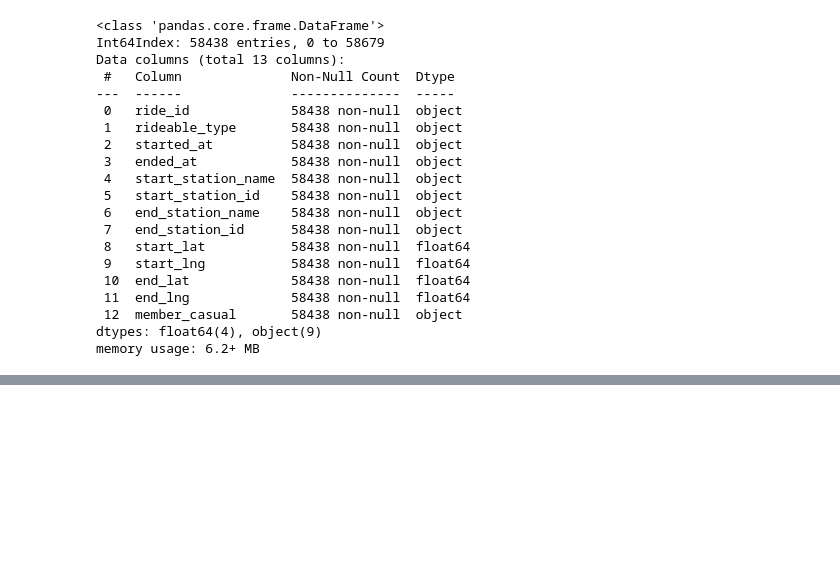
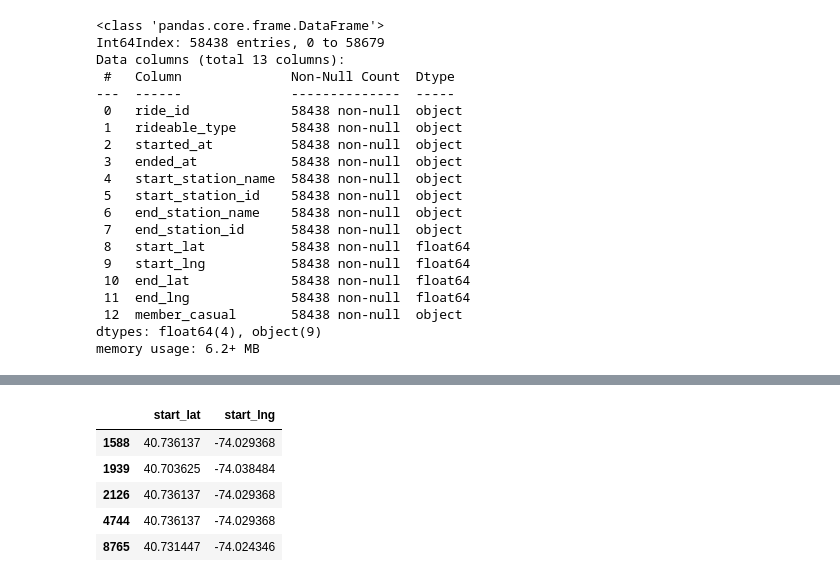
Before and after one commit to fannysigouin/tableau-citibike-challenge, a Jupyter notebook: Tableau Challenge EDA.ipynb, the cells around one changed output, grey strips where cells are left out. Cells and saved outputs as stored; diff of their text form; code cells hidden in the pictures; blank space fills up the shorter version.

```diff
--- a/Tableau Challenge EDA.ipynb
+++ b/Tableau Challenge EDA.ipynb
@@ -215,0 +227,11 @@ final_cleaned_df.to_csv('Resources/final_citibike_data.csv')
+# %%
+#Store only the start lat/lng columns in a new dataframe
+unique_start_lat_lng = unique_start_lat_lng_df[['start_lat', 'start_lng']]
+unique_start_lat_lng.head()
+# %% [output]
+|  | start_lat | start_lng |
+| 1588 | 40.736137 | -74.029368 |
+| 1939 | 40.703625 | -74.038484 |
+| 2126 | 40.736137 | -74.029368 |
+| 4744 | 40.736137 | -74.029368 |
+| 8765 | 40.731447 | -74.024346 |
```
Also changed, not shown: parts of 4 cells of this notebook, 2 other files.
